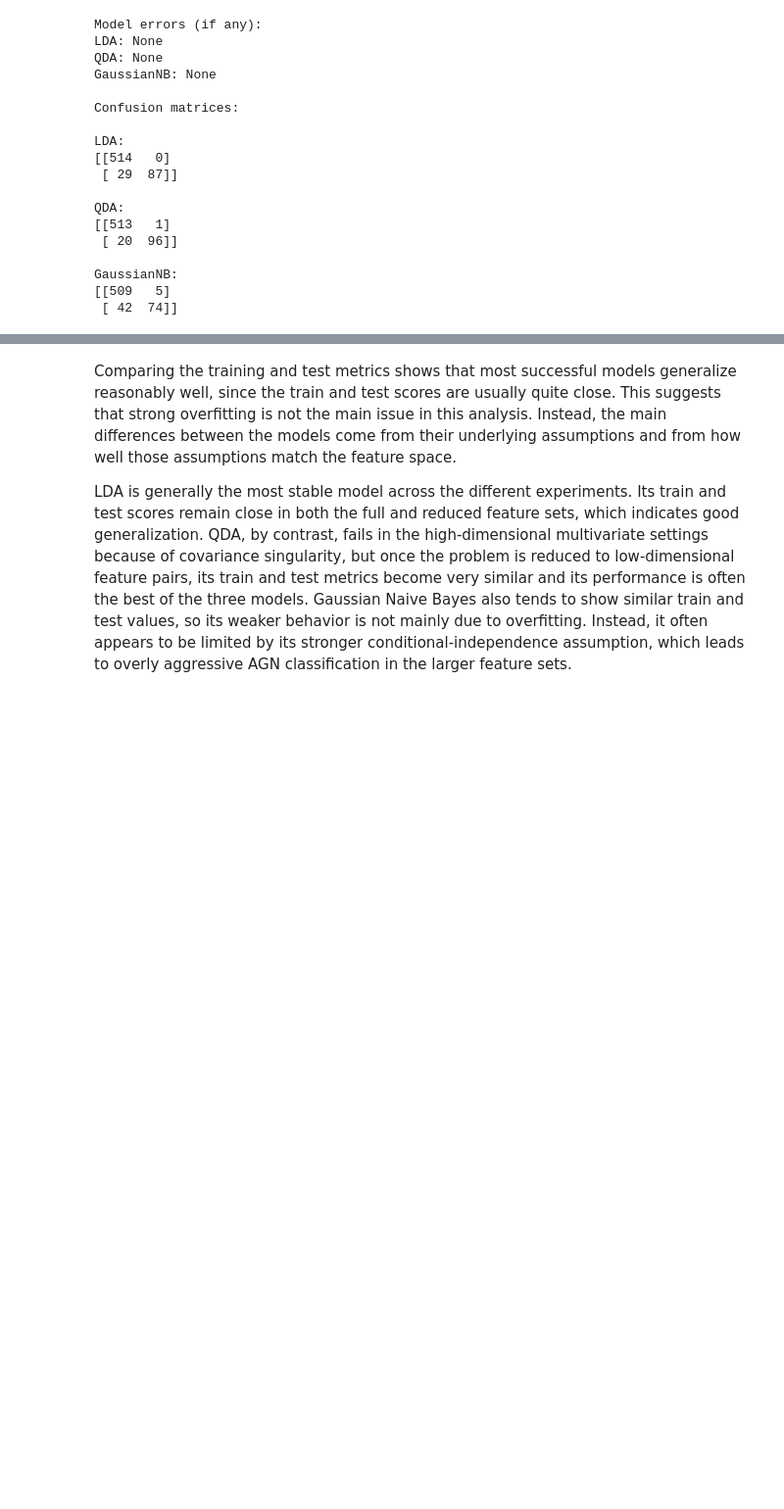
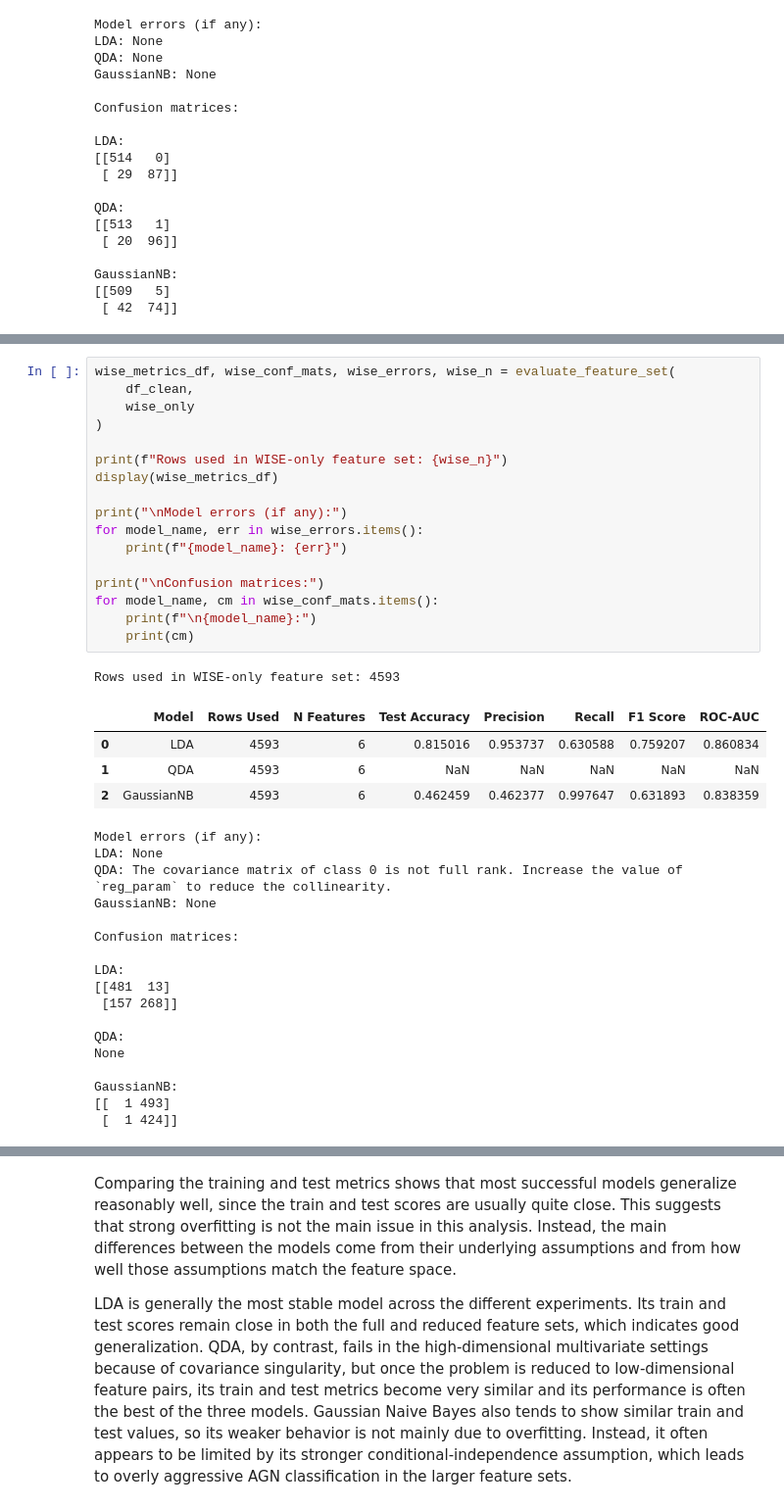
Before and after one commit to OrangeChicky/DATA602_AGN, a Jupyter notebook: AGN_LDA_QDA_GNB_ANALYSIS.ipynb, the cells around one changed output, grey strips where cells are left out. Shown at 98% size. Saved outputs shown, nothing was run; the diff lists cells and outputs as text; blank space fills up the shorter version.

```diff
--- a/AGN_LDA_QDA_GNB_ANALYSIS.ipynb
+++ b/AGN_LDA_QDA_GNB_ANALYSIS.ipynb
@@ -753,0 +874,40 @@ Overall, the emission-line pair is the strongest reduced model considered in thi
+# %%
+wise_metrics_df, wise_conf_mats, wise_errors, wise_n = evaluate_feature_set(
+    df_clean,
+    wise_only
+)
+
+print(f"Rows used in WISE-only feature set: {wise_n}")
+display(wise_metrics_df)
+
+print("\nModel errors (if any):")
+for model_name, err in wise_errors.items():
+    print(f"{model_name}: {err}")
+
+print("\nConfusion matrices:")
+for model_name, cm in wise_conf_mats.items():
+    print(f"\n{model_name}:")
+    print(cm)
+# %% [output]
+Rows used in WISE-only feature set: 4593
+|  | Model | Rows Used | N Features | Test Accuracy | Precision | Recall | F1 Score | ROC-AUC |
+| 0 | LDA | 4593 | 6 | 0.815016 | 0.953737 | 0.630588 | 0.759207 | 0.860834 |
+| 1 | QDA | 4593 | 6 | NaN | NaN | NaN | NaN | NaN |
+| 2 | GaussianNB | 4593 | 6 | 0.462459 | 0.462377 | 0.997647 | 0.631893 | 0.838359 |
+Model errors (if any):
+LDA: None
+QDA: The covariance matrix of class 0 is not full rank. Increase the value of `reg_param` to reduce the collinearity.
+GaussianNB: None
+
+Confusion matrices:
+
+LDA:
+[[481  13]
+ [157 268]]
+
+QDA:
+None
+
+GaussianNB:
+[[  1 493]
+ [  1 424]]
```
Also changed, not shown: parts of 21 cells of this notebook.
